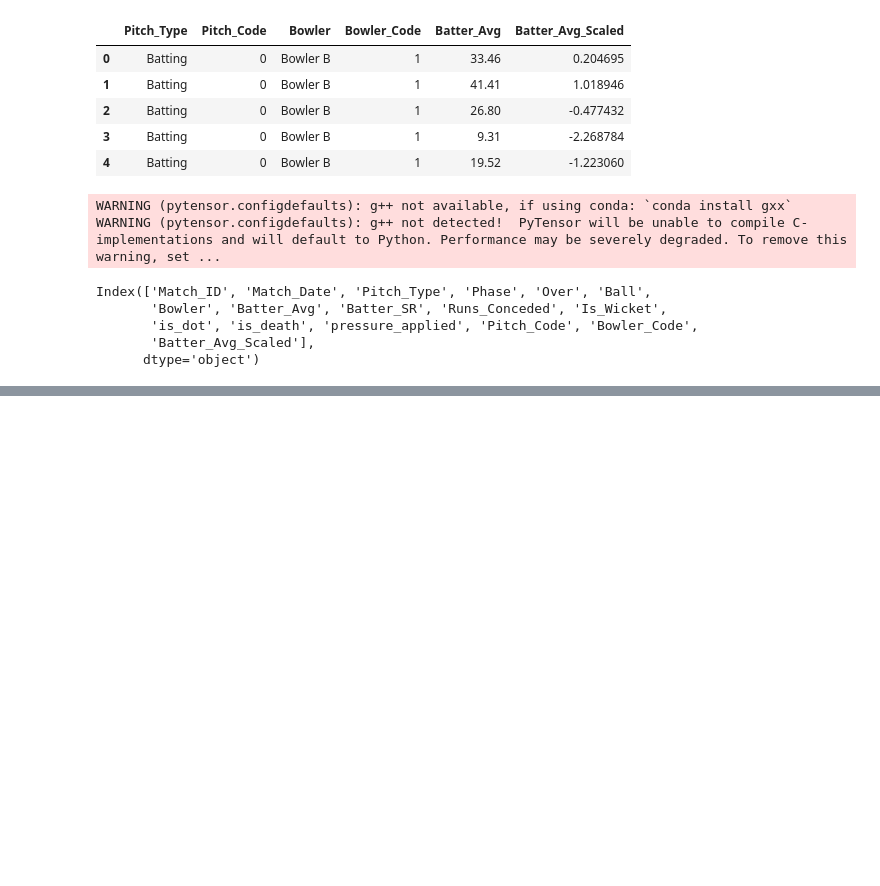
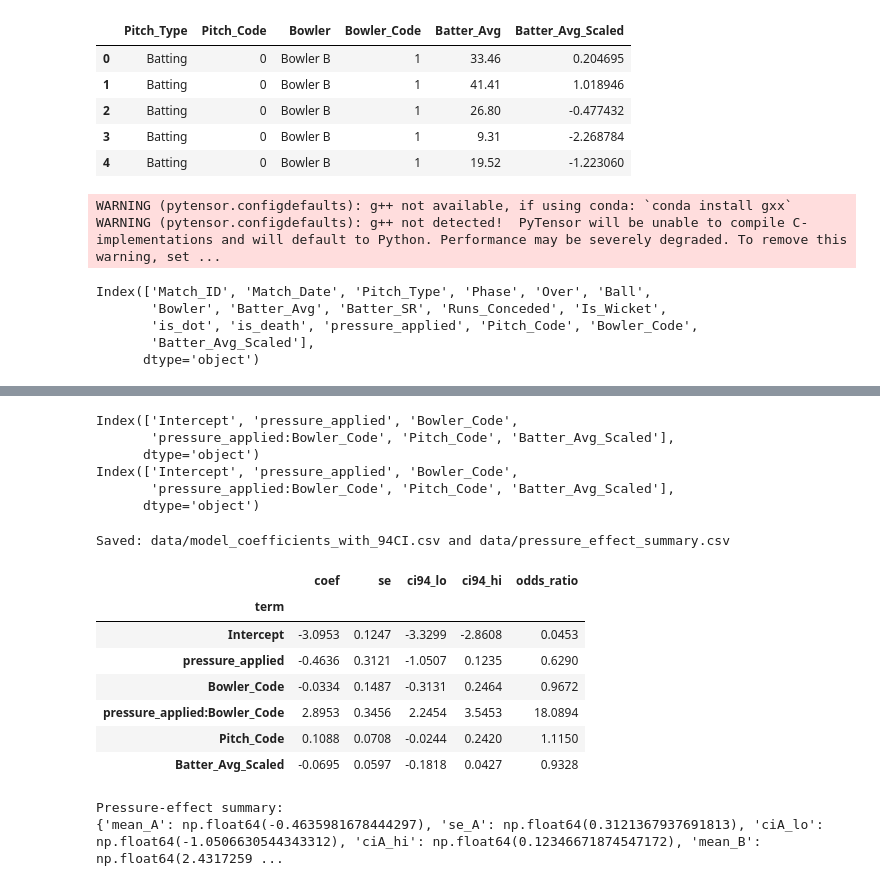
Before and after one commit to Safeer-7/IPL_Auction_Analytics, a Jupyter notebook: notebooks/bayesian_model.ipynb, the cells around one changed output, grey strips where cells are left out. Drawn from its saved outputs; the diff is of its cells as text; code cells hidden in the pictures; blank space fills up the shorter version.

```diff
--- a/notebooks/bayesian_model.ipynb
+++ b/notebooks/bayesian_model.ipynb
@@ -78,0 +227,78 @@ with pm.Model() as pressure_model:
+# %%
+print(model.params.index)
+print(model.cov_params().index)
+# %% [output]
+Index(['Intercept', 'pressure_applied', 'Bowler_Code',
+       'pressure_applied:Bowler_Code', 'Pitch_Code', 'Batter_Avg_Scaled'],
+      dtype='object')
+Index(['Intercept', 'pressure_applied', 'Bowler_Code',
+       'pressure_applied:Bowler_Code', 'Pitch_Code', 'Batter_Avg_Scaled'],
+      dtype='object')
+# %%
+# 1. Recompute & save summary (safe reproducible block)
+
+res = model  # statsmodels LogitResults
+
+p_name = "pressure_applied"
+int_name = "pressure_applied:Bowler_Code"
+
+params = res.params
+bse = res.bse
+cov = res.cov_params()
+z94 = st.norm.ppf(0.97)
+
+# Coefficient table
+rows = []
+for name in params.index:
+    coef = params[name]
+    se = bse[name]
+    ci_lo = coef - z94 * se
+    ci_hi = coef + z94 * se
+    rows.append((name, coef, se, ci_lo, ci_hi, np.exp(coef)))
+coef_df = pd.DataFrame(rows, columns=["term","coef","se","ci94_lo","ci94_hi","odds_ratio"]).set_index("term")
+coef_df.to_csv(r"d:\IPL_Auction_Analytics\data\model_coefficients_with_94CI.csv")
+
+# Pressure effects
+beta_p = params[p_name]
+beta_int = params[int_name]
+var_p = cov.loc[p_name, p_name]
+var_int = cov.loc[int_name, int_name]
+cov_p_int = cov.loc[p_name, int_name]
+
+mean_A = beta_p
+se_A = np.sqrt(var_p)
+ciA = (mean_A - z94*se_A, mean_A + z94*se_A)
+
+mean_B = beta_p + beta_int
+var_B = var_p + var_int + 2*cov_p_int
+se_B = np.sqrt(var_B)
+ciB = (mean_B - z94*se_B, mean_B + z94*se_B)
+
+mean_diff = beta_int
+se_diff = np.sqrt(var_int)
+ciD = (mean_diff - z94*se_diff, mean_diff + z94*se_diff)
+prob_B_gt_A = 1 - st.norm.cdf(0, loc=mean_diff, scale=se_diff)
+
+summary = {
+    "mean_A": mean_A, "se_A": se_A, "ciA_lo": ciA[0], "ciA_hi": ciA[1],
+    "mean_B": mean_B, "se_B": se_B, "ciB_lo": ciB[0], "ciB_hi": ciB[1],
+    "mean_diff": mean_diff, "se_diff": se_diff, "ciD_lo": ciD[0], "ciD_hi": ciD[1],
+    "prob_B_gt_A": prob_B_gt_A
+}
+pd.Series(summary).to_csv(r"d:\IPL_Auction_Analytics\data\pressure_effect_summary.csv")
+print("Saved: data/model_coefficients_with_94CI.csv and data/pressure_effect_summary.csv")
+display(coef_df)
+print("\nPressure-effect summary:")
+print(summary)
+# %% [output]
+Saved: data/model_coefficients_with_94CI.csv and data/pressure_effect_summary.csv
+|  | coef | se | ci94_lo | ci94_hi | odds_ratio |
+| term |  |  |  |  |  |
+| Intercept | -3.0953 | 0.1247 | -3.3299 | -2.8608 | 0.0453 |
+| pressure_applied | -0.4636 | 0.3121 | -1.0507 | 0.1235 | 0.6290 |
+| Bowler_Code | -0.0334 | 0.1487 | -0.3131 | 0.2464 | 0.9672 |
+| pressure_applied:Bowler_Code | 2.8953 | 0.3456 | 2.2454 | 3.5453 | 18.0894 |
+| Pitch_Code | 0.1088 | 0.0708 | -0.0244 | 0.2420 | 1.1150 |
+| Batter_Avg_Scaled | -0.0695 | 0.0597 | -0.1818 | 0.0427 | 0.9328 |
+Pressure-effect summary:
+{'mean_A': np.float64(-0.4635981678444297), 'se_A': np.float64(0.3121367937691813), 'ciA_lo': np.float64(-1.0506630544343312), 'ciA_hi': np.float64(0.12346671874547172), 'mean_B': np.float64(2.4317259 ...
```
Also changed, not shown: parts of 6 cells of this notebook.
